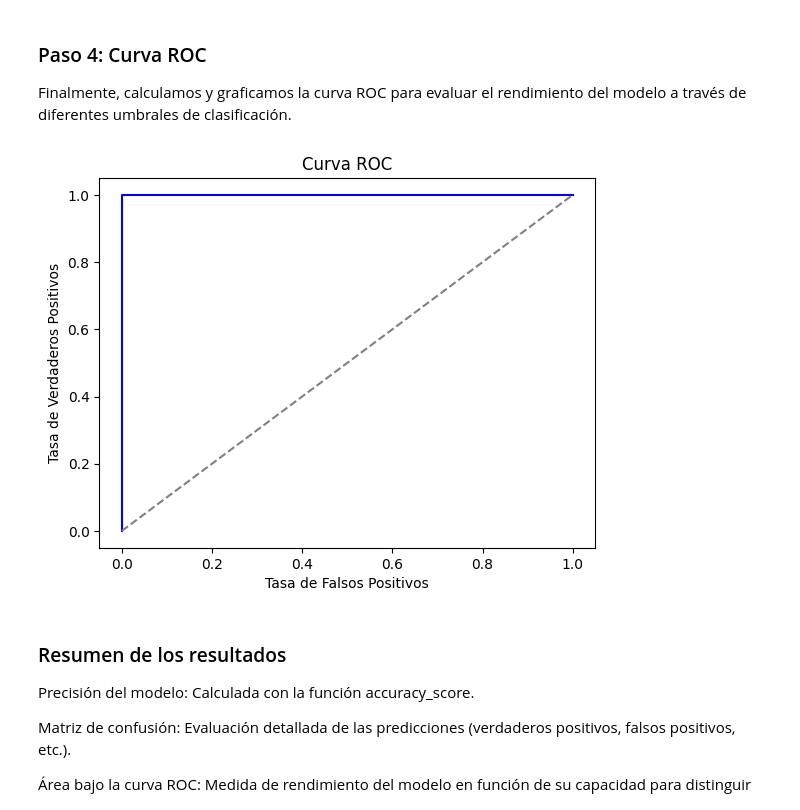
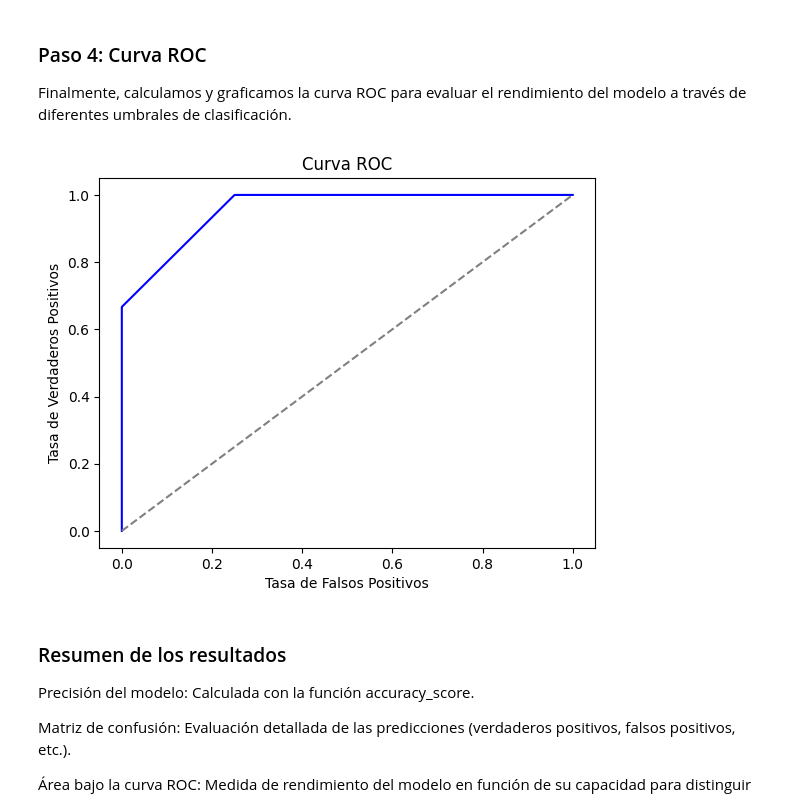
Before and after one commit to FelipeAfana/Apuntes-2-Inteligencia-Artificial, a Jupyter notebook: Fundamento_Cuaderno_11_Árboles_de_Decisión_para_Clasificación.ipynb, the cells around one changed output. Drawn from its saved outputs; the diff is of its cells as text; code cells hidden in the pictures.

```diff
--- a/Fundamento_Cuaderno_11_Árboles_de_Decisión_para_Clasificación.ipynb
+++ b/Fundamento_Cuaderno_11_Árboles_de_Decisión_para_Clasificación.ipynb
@@ -186,15 +190,15 @@ plt.show()
 Finalmente, calculamos y graficamos la curva ROC para evaluar el rendimiento del modelo a través de diferentes umbrales de clasificación.
 # %%
 # Curva ROC
-fpr, tpr, thresholds = roc_curve(y_test, tree_clf.predict_proba(X_test)[:, 1])
+fpr, tpr, thresholds = roc_curve(y, tree_clf.predict_proba(X)[:, 1])
 plt.plot(fpr, tpr, color='blue')
 plt.plot([0, 1], [0, 1], color='gray', linestyle='--')
 plt.title('Curva ROC')
 plt.xlabel('Tasa de Falsos Positivos')
 plt.ylabel('Tasa de Verdaderos Positivos')
 plt.show()
 # %% [output]
-[figure, old version]
+[figure, new version]
 # %% [markdown]
 ### Resumen de los resultados
 Precisión del modelo: Calculada con la función accuracy_score.
```
Also changed, not shown: parts of 2 cells of this notebook.
